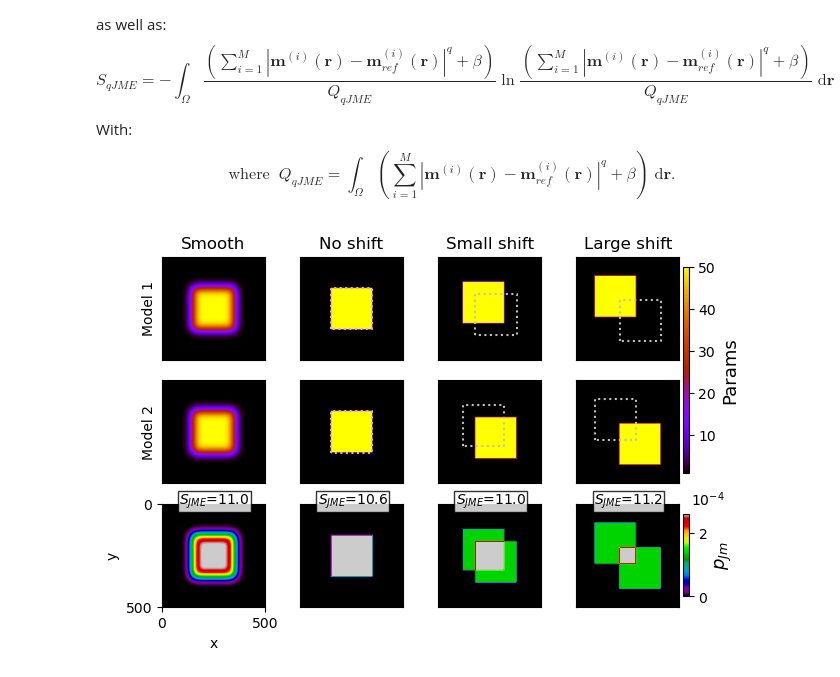
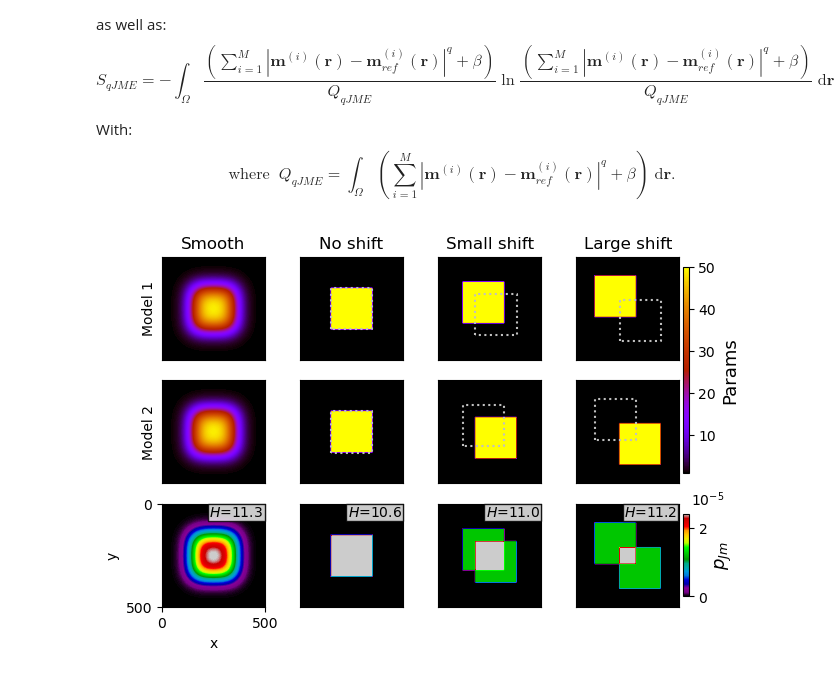
Before and after one commit to ZiegAnt/Joint-Minimum-Entropy-Inversion-Paper, a Jupyter notebook: Code/2_entropy_of_different_models.ipynb, the cells around one changed output. Drawn from its saved outputs; the diff is of its cells as text; code cells hidden in the pictures.

```diff
--- a/Code/2_entropy_of_different_models.ipynb
+++ b/Code/2_entropy_of_different_models.ipynb
@@ -75,7 +76,7 @@ $$
 $$
 # %%
 anomaly = 50
-b = 1e-12
+b = 1e-10
 q = 1
 
 tit = ['Smooth','No shift','Small shift','Large shift']
@@ -91,21 +92,23 @@ for i,a in enumerate([0,0, 30, 60]):
     m2[150+a:351+a,150+a:351+a] = anomaly
 
     if i==0:
-        m1=gaussian_filter(m1,sigma=20)
-        m2=gaussian_filter(m2,sigma=20)
+        m1=gaussian_filter(m1,sigma=40)
+        m2=gaussian_filter(m2,sigma=40)
 
     Q = np.sum([(abs(m-m0)**q + b) for m in [m1,m2]])
 
-    pdf = (b+abs(m1-m0)**q+(b+abs(m2-m0)**q))/Q * np.log(Q/(b+abs(m1-m0)**q+(b+abs(m2-m0)**q)))
-    S = np.sum(pdf)
+    pdf = (b+abs(m1-m0)**q+(b+abs(m2-m0)**q))/Q
+    H = -np.sum(pdf*np.log(pdf))
     ax[0,i].set_title(tit[i])
 
-    fac = 1e4
-    im2 = ax[2,i].imshow(pdf*fac, cmap='nipy_spectral', vmin=0, vmax=2.6)
+    fac = 1e5
+    im2 = ax[2,i].imshow(pdf*fac, cmap='nipy_spectral', vmin=0, vmax=2.4)
     ax[2,i].set_xticks([])
     ax[2,i].set_yticks([])
 
-    ax[2,i].text(85, 0, r'$S_{JME}$'+f'={S:.1f}', fontsize=10,
+    # ax[2,i].text(110, 0, r'$H$'+f'={H:.1f}', fontsize=10,
+    #                           bbox={'facecolor': 'white', 'alpha': 0.8, 'pad': 1})
+    ax[2,i].text(230, 60, r'$H$'+f'={H:.1f}', fontsize=10,
                               bbox={'facecolor': 'white', 'alpha': 0.8, 'pad': 1})
 
     for j,m in enumerate([m1,m2]):
@@ -128,32 +131,32 @@ for i,a in enumerate([0,0, 30, 60]):
 ax[2,0].set_xticks([0,500])
 ax[2,0].set_yticks([0,500])
 ax[2,0].set_ylabel('y')
 ax[2,0].set_xlabel('x')
 
 # colorbars
 cax = ax[1,-1].inset_axes([1.04, 0.1, 0.05, 2])
 cbar=fig.colorbar(im1, ax=ax[1,2], cax=cax)
 cbar.ax.set_ylabel('Params', rotation=90, fontsize=13)
 
 cax = ax[2,-1].inset_axes([1.04, 0.1, 0.05, 0.8])
 cbar=fig.colorbar(im2, ax=ax[2,2], cax=cax)
 cbar.ax.set_ylabel(r'$p_{Jm}$', rotation=90, fontsize=13)
-cbar.ax.set_title(r'          $10^{-4}$', rotation=0, fontsize=10)
+cbar.ax.set_title(r'          $10^{-5}$', rotation=0, fontsize=10)
 cbar.formatter.set_powerlimits((0, 0))
 cbar.formatter.set_useMathText(True)
 
 
 # fig.suptitle('Joint entropy stabilizer comparison for shifted models',
 #             x=.21, y=1, horizontalalignment='left', verticalalignment='top', fontsize = 15)
 plt.subplots_adjust(left=0.1,
                     bottom=0.2,
                     right=1.2,
                     top=0.9,
                     wspace=0.02,
                     hspace=0.2)
 
 
 
 # plt.savefig(path+'Figures/Ch-2/Joint_Entropy_comparison.pdf', dpi=600, bbox_inches='tight')
 # %% [output]
-[figure, old version]
+[figure, new version]
```
Also changed, not shown: parts of 1 cell of this notebook, 22 other files.
